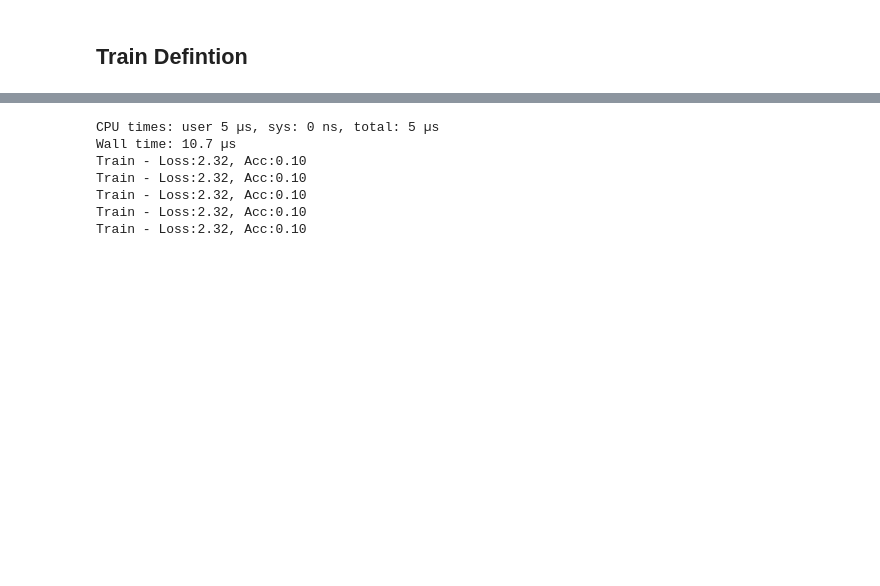
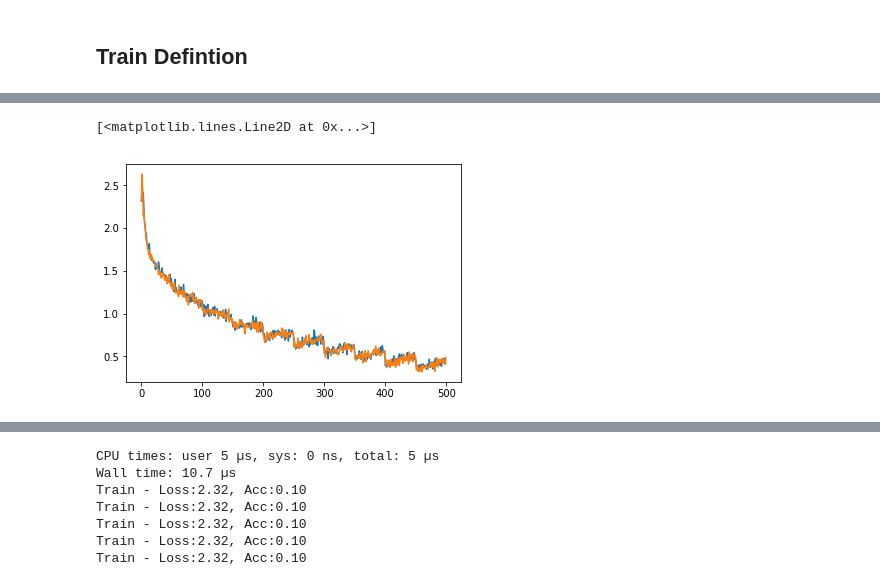
Before and after one commit to ShaunSpinelli/papers, a Jupyter notebook: multi dropout implementation.ipynb, the cells around one changed output, grey strips where cells are left out. Drawn from its saved outputs; the diff is of its cells as text; code cells hidden in the pictures; blank space fills up the shorter version.

```diff
--- a/multi dropout implementation.ipynb
+++ b/multi dropout implementation.ipynb
@@ -217,2 +228,8 @@ write,close()
+# %%
+plt.plot(loss)
+plt.plot(loss_8)
+# %% [output]
+[<matplotlib.lines.Line2D at 0x...>]
+[figure, added]
 # %%
 # 8 sample
```
Also changed, not shown: parts of 19 cells of this notebook.
